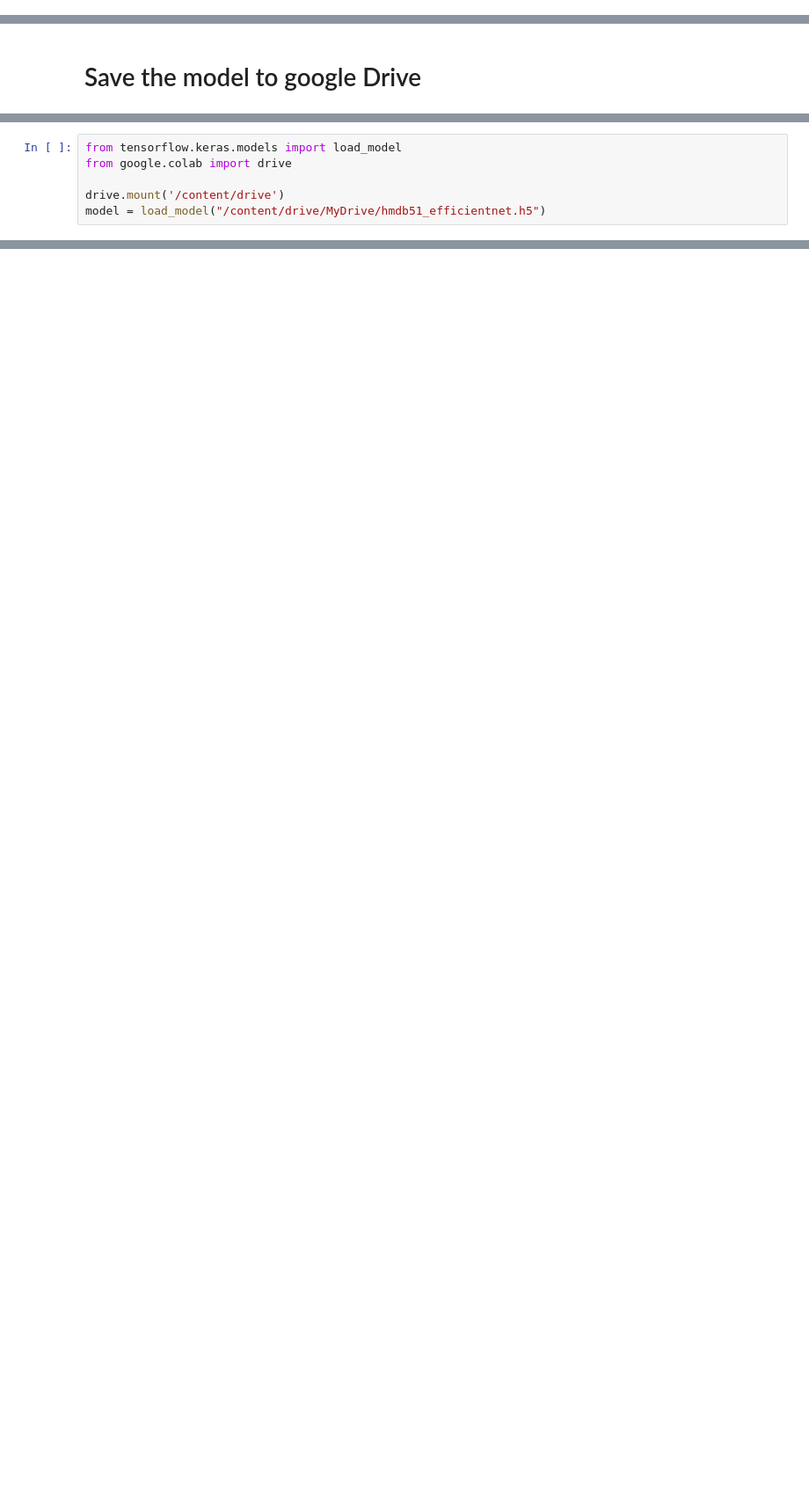
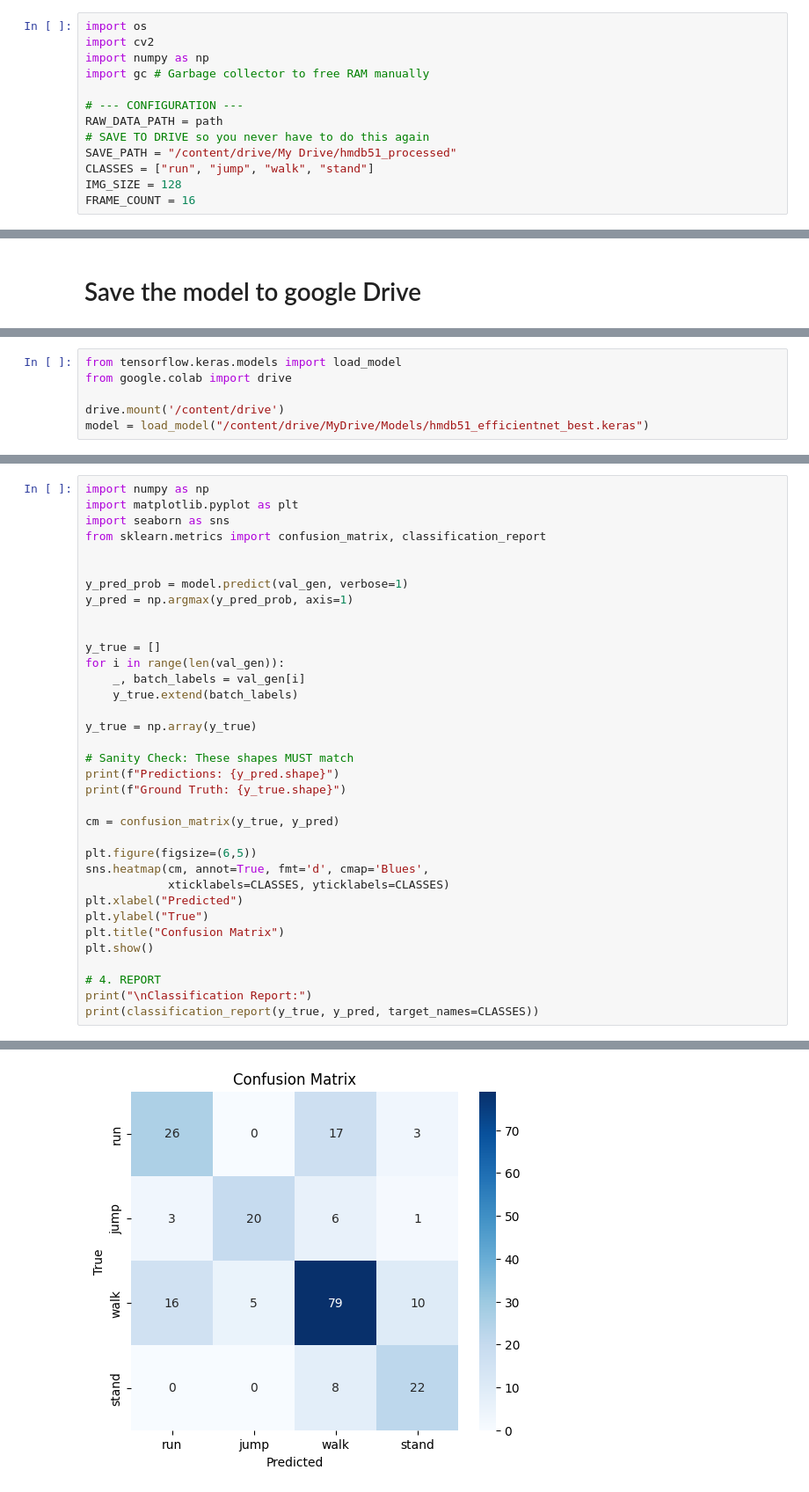
Before and after one commit to perujuice/VIP-Sub1, a Jupyter notebook: pipeline.ipynb, the cells around one changed output, grey strips where cells are left out. Shown at 88% size. Saved outputs shown, nothing was run; the diff lists cells and outputs as text; blank space fills up the shorter version.

```diff
--- a/pipeline.ipynb
+++ b/pipeline.ipynb
@@ -244,0 +38,13 @@ val_ds   = convert_to_tf_dataset(val_gen)
+# %%
+import os
+import cv2
+import numpy as np
+import gc # Garbage collector to free RAM manually
+
+# --- CONFIGURATION ---
+RAW_DATA_PATH = path
+# SAVE TO DRIVE so you never have to do this again
+SAVE_PATH = "/content/drive/My Drive/hmdb51_processed"
+CLASSES = ["run", "jump", "walk", "stand"]
+IMG_SIZE = 128
+FRAME_COUNT = 16
@@ -355,4 +374,4 @@ from tensorflow.keras.models import load_model
 from google.colab import drive
 
 drive.mount('/content/drive')
-model = load_model("/content/drive/MyDrive/hmdb51_efficientnet.h5")
+model = load_model("/content/drive/MyDrive/Models/hmdb51_efficientnet_best.keras")
@@ -413,0 +380,36 @@ weighted avg       0.71      0.71      0.71       187
+# %%
+import numpy as np
+import matplotlib.pyplot as plt
+import seaborn as sns
+from sklearn.metrics import confusion_matrix, classification_report
+
+
+y_pred_prob = model.predict(val_gen, verbose=1)
+y_pred = np.argmax(y_pred_prob, axis=1)
+
+
+y_true = []
+for i in range(len(val_gen)):
+    _, batch_labels = val_gen[i]
+    y_true.extend(batch_labels)
+
+y_true = np.array(y_true)
+
+# Sanity Check: These shapes MUST match
+print(f"Predictions: {y_pred.shape}")
+print(f"Ground Truth: {y_true.shape}")
+
+cm = confusion_matrix(y_true, y_pred)
+
+plt.figure(figsize=(6,5))
+sns.heatmap(cm, annot=True, fmt='d', cmap='Blues',
+            xticklabels=CLASSES, yticklabels=CLASSES)
+plt.xlabel("Predicted")
+plt.ylabel("True")
+plt.title("Confusion Matrix")
+plt.show()
+
+# 4. REPORT
+print("\nClassification Report:")
+print(classification_report(y_true, y_pred, target_names=CLASSES))
+# %% [output]
@@ -413,0 +420 @@ weighted avg       0.71      0.71      0.71       187
+[figure, added]
```
Also changed, not shown: parts of 31 cells of this notebook.
